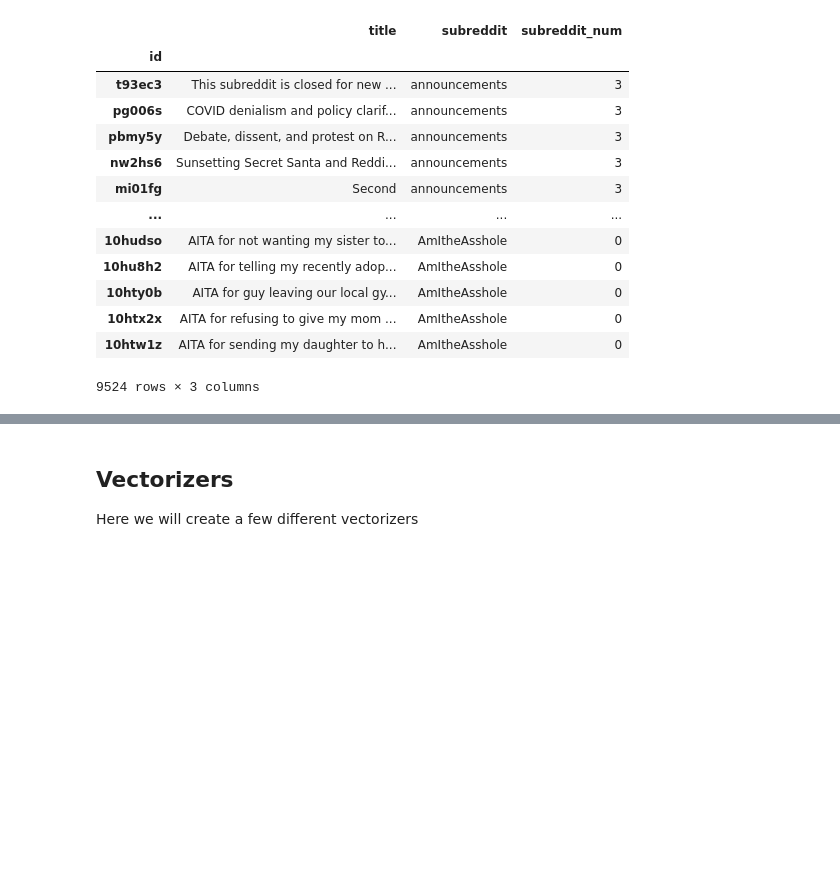
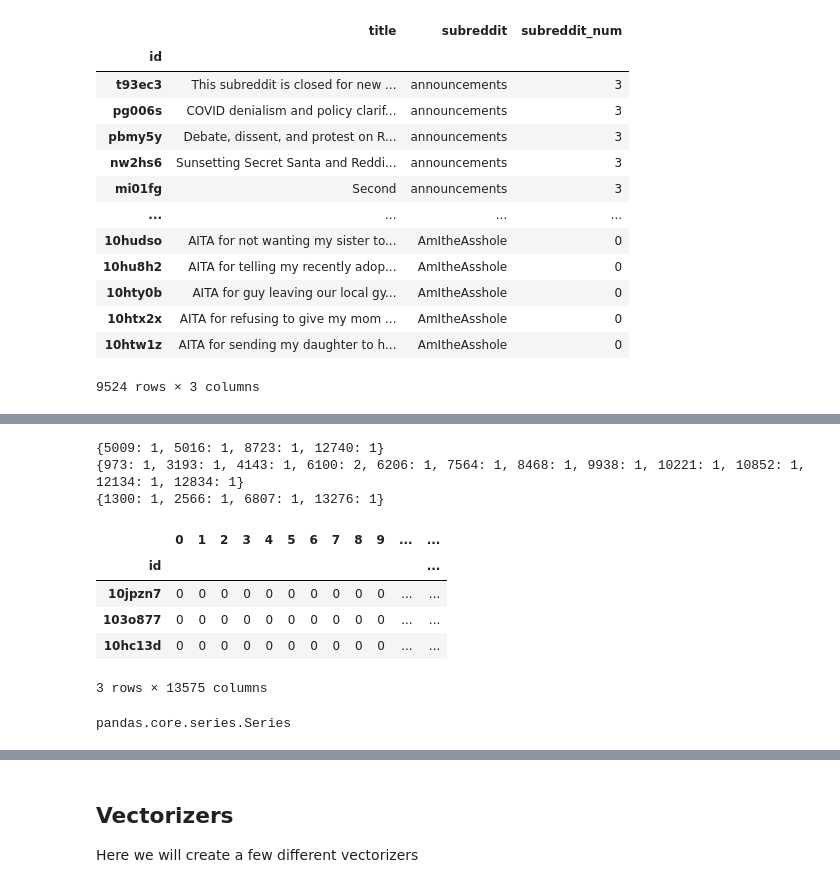
Before and after one commit to rainonej/Reddit-Projects, a Jupyter notebook: Subreddit Prediction Presentation.ipynb, the cells around one changed output, grey strips where cells are left out. Drawn from its saved outputs; the diff is of its cells as text; code cells hidden in the pictures; blank space fills up the shorter version.

```diff
--- a/Subreddit Prediction Presentation.ipynb
+++ b/Subreddit Prediction Presentation.ipynb
@@ -440,0 +650,17 @@ obj.full_data
+# %%
+def _BoW_embed(titles, model):
+    """
+    :param titles: Pandas Series of sentences
+    :param model: A trained CountVectorizer model
+    :return: A Pandas DataFrame of the embedded sentences. The index of the df should be the same index as titles. Each new column in the df should be called "BoW: word" where word is the word in the Bag-of-Words embedding
+    """
+    titles = clean_data(titles)
+    embedding = model.transform(titles)
+    df = pd.DataFrame(embedding.toarray(), index=titles.index)
+    df.columns = ["BoW: " + word for word, index in model.vocabulary_.items()]
+    for i, row in df.iterrows():
+        pos_cols = row[row > 0].to_dict()
+        print("For row ",i,":", pos_cols)
+    return df
+
+_BoW_embed(temp_data[:3], temp_model)
@@ -440,0 +731,38 @@ obj.full_data
+# %%
+def _BoW_embed(titles, model):
+    """
+    :param titles: Pandas Series of sentences
+    :param model: A trained CountVectorizer model
+    :return: A Pandas DataFrame of the embedded sentences. The index of the df should be the same index as titles. Each new column in the df should be called "BoW: word" where word is the word in the Bag-of-Words embedding
+    """
+    titles = clean_data(titles)
+    embedding = model.transform(titles).toarray()
+    df = pd.DataFrame(embedding, index=titles.index)
+
+    # Create the column names
+    feature_names = [f"BoW: {word}" for word, idx in model.vocabulary_.items()]
+
+    # Concatenate the columns
+    df = pd.concat([df], axis=1, keys=feature_names)
+    df.columns = df.columns.get_level_values(1)
+
+    for idx, row in df.iterrows():
+        cols_with_positive_values = {col:value for col, value in row.items() if value>0}
+        print(cols_with_positive_values)
+
+    return df
+_BoW_embed(temp_data[:3], temp_model)
+# %% [output]
+{5009: 1, 5016: 1, 8723: 1, 12740: 1}
+{973: 1, 3193: 1, 4143: 1, 6100: 2, 6206: 1, 7564: 1, 8468: 1, 9938: 1, 10221: 1, 10852: 1, 12134: 1, 12834: 1}
+{1300: 1, 2566: 1, 6807: 1, 13276: 1}
+|  | 0 | 1 | 2 | 3 | 4 | 5 | 6 | 7 | 8 | 9 | ... | ... |
+| id |  |  |  |  |  |  |  |  |  |  |  | ... |
+| 10jpzn7 | 0 | 0 | 0 | 0 | 0 | 0 | 0 | 0 | 0 | 0 | ... | ... |
+| 103o877 | 0 | 0 | 0 | 0 | 0 | 0 | 0 | 0 | 0 | 0 | ... | ... |
+| 10hc13d | 0 | 0 | 0 | 0 | 0 | 0 | 0 | 0 | 0 | 0 | ... | ... |
+3 rows × 13575 columns
+# %%
+type(list(dict(pd.DataFrame(temp_model.transform(["hello world"]).toarray())).values())[2])
+# %% [output]
+pandas.core.series.Series
```
Also changed, not shown: parts of 22 cells of this notebook.
